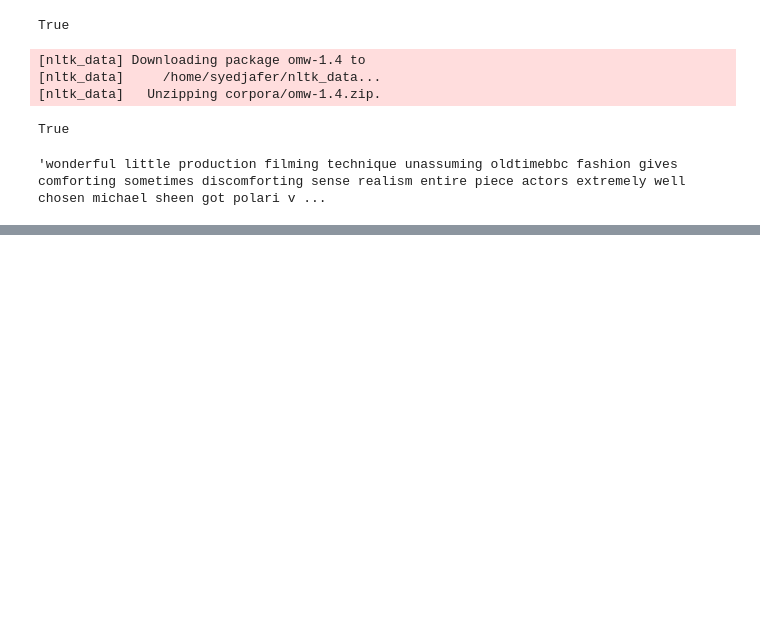
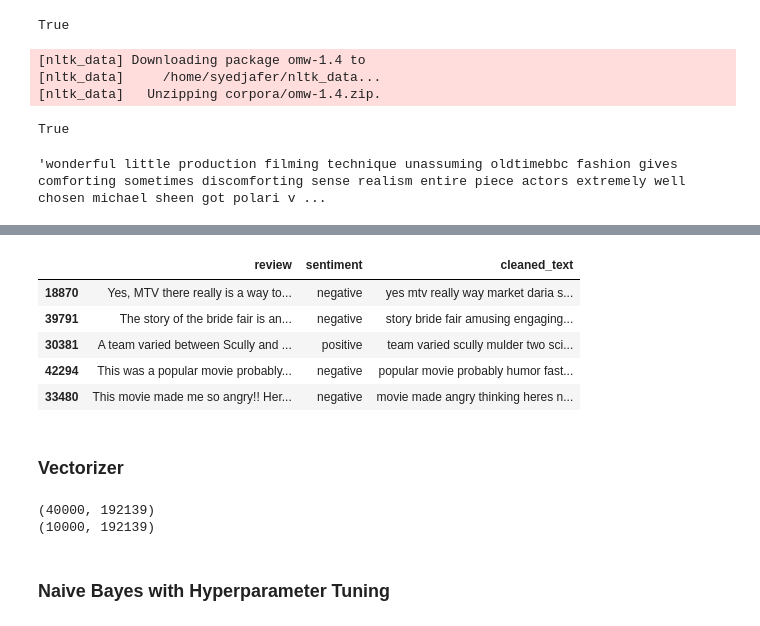
Before and after one commit to syedjafer/Naive-Bayes-Sentiment-Classification, a Jupyter notebook: Sentiment Classification on IMDB Dataset.ipynb, the cells around one changed output, grey strips where cells are left out. Drawn from its saved outputs; the diff is of its cells as text; code cells hidden in the pictures; blank space fills up the shorter version.

```diff
--- a/Sentiment Classification on IMDB Dataset.ipynb
+++ b/Sentiment Classification on IMDB Dataset.ipynb
@@ -121,0 +173,13 @@ lemmatizer.lemmatize(" ".join(token_list))
+# %%
+clean_data_test_data = data_cleaner(X_test.review.values)
+X_test['cleaned_text'] = clean_data_test_data
+X_test.head()
+# %% [output]
+|  | review | sentiment | cleaned_text |
+| 18870 | Yes, MTV there really is a way to... | negative | yes mtv really way market daria s... |
+| 39791 | The story of the bride fair is an... | negative | story bride fair amusing engaging... |
+| 30381 | A team varied between Scully and ... | positive | team varied scully mulder two sci... |
+| 42294 | This was a popular movie probably... | negative | popular movie probably humor fast... |
+| 33480 | This movie made me so angry!! Her... | negative | movie made angry thinking heres n... |
+# %% [markdown]
+### Vectorizer
@@ -121,0 +193,8 @@ lemmatizer.lemmatize(" ".join(token_list))
+# %%
+print(train_x_bow.shape)
+print(test_x_bow.shape)
+# %% [output]
+(40000, 192139)
+(10000, 192139)
+# %% [markdown]
+### Naive Bayes with Hyperparameter Tuning
```
Also changed, not shown: parts of 31 cells of this notebook, 3 other files.
